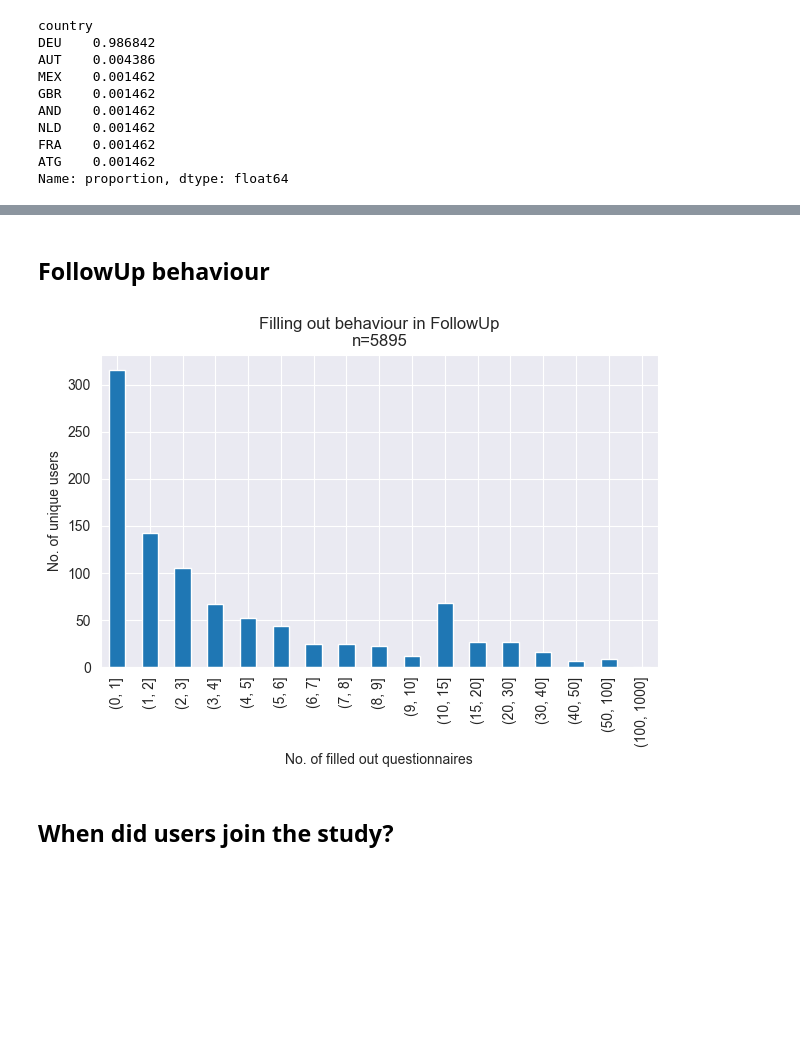
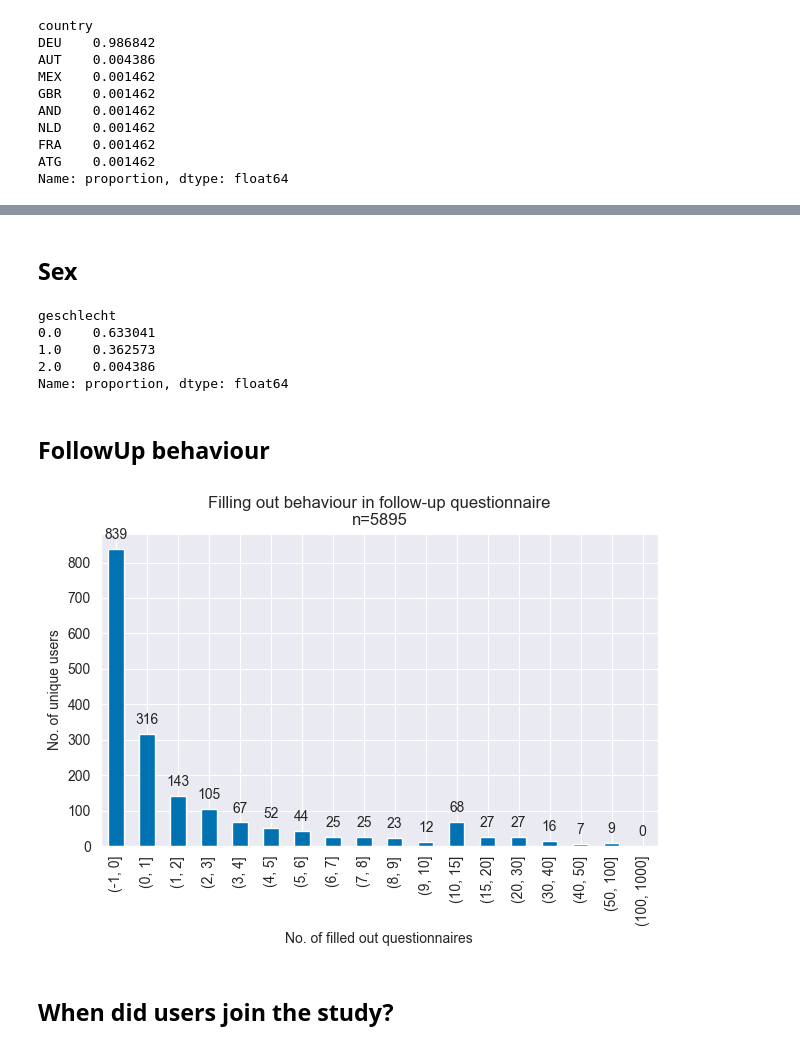
Before and after one commit to joa24jm/CH-Heart, a Jupyter notebook: src/d01_analyse/demographics.ipynb, the cells around one changed output, grey strips where cells are left out. Drawn from its saved outputs; the diff is of its cells as text; code cells hidden in the pictures; blank space fills up the shorter version.

Commit message:
Create figures and baseline stats for paper

```diff
--- a/src/d01_analyse/demographics.ipynb
+++ b/src/d01_analyse/demographics.ipynb
@@ -85,22 +127,39 @@ Name: proportion, dtype: float64
+# %% [markdown]
+## Sex
+# %%
+bl.geschlecht.value_counts(normalize=True)
+# %% [output]
+geschlecht
+0.0    0.633041
+1.0    0.362573
+2.0    0.004386
+Name: proportion, dtype: float64
 # %% [markdown]
 ## FollowUp behaviour
 # %%
-bins = [0, 1, 2, 3, 4, 5, 6, 7, 8, 9, 10,15, 20, 30, 40, 50, 100, 1000]
+bins = [-1, 0, 1, 2, 3, 4, 5, 6, 7, 8, 9, 10,15, 20, 30, 40, 50, 100, 1000]
 user_cnt = fu.user_id.value_counts()
-pd.cut(user_cnt, bins).value_counts().sort_index().plot(kind='bar')
+ser = pd.cut(user_cnt, bins).value_counts().sort_index()
+ser.iloc[0] = bl.shape[0]-fu.user_id.nunique()
+ax = ser.plot(kind='bar')
+
+# Adding data labels on top of each bar
+for p in ax.patches:
+    ax.annotate(f'{p.get_height()}', (p.get_x() + p.get_width() / 2., p.get_height()),
+                ha='center', va='center', xytext=(0, 10), textcoords='offset points')
 
 # Adding title and labels
-plt.title('Filling out behaviour in FollowUp\nn=5895')
+plt.title('Filling out behaviour in follow-up questionnaire\nn=5895')
 plt.xlabel('No. of filled out questionnaires')
 plt.ylabel('No. of unique users')
 
 plt.tight_layout()
 
 plt.savefig('results/figures/filling_out_behaviour.svg')
 # Display the plot
 plt.show()
 # %% [output]
-[figure, old version]
+[figure, new version]
 # %% [markdown]
 ## When did users join the study?
 # %%
```
Also changed, not shown: parts of 6 cells of this notebook, 6 other files.
